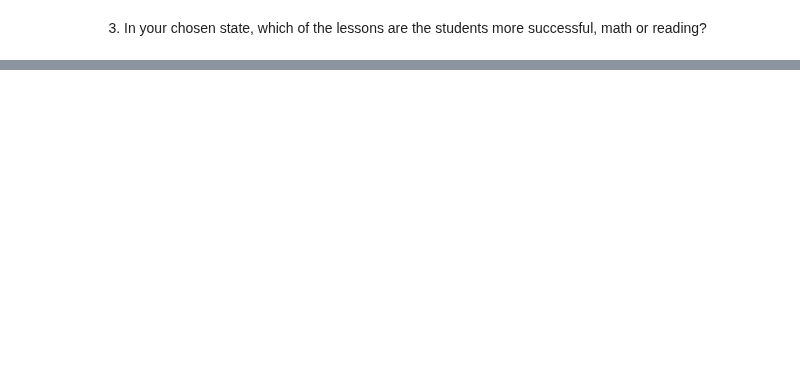
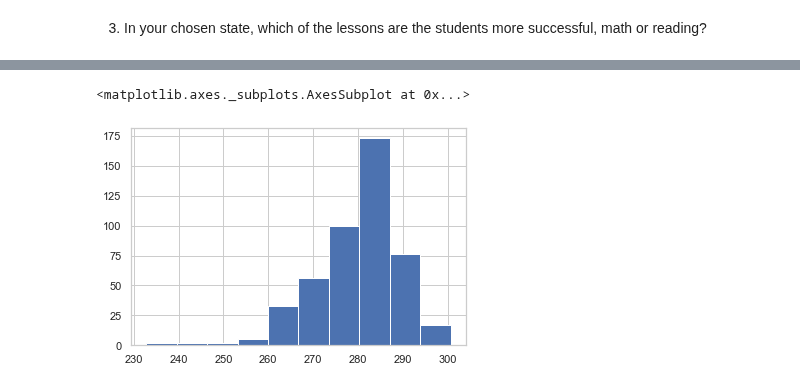
Before and after one commit to DJGump/module-work-DSI06, a Jupyter notebook: week6-dgump/Assignments/14_5_assignment_dgump_DSI06.ipynb, the cells around one changed output, grey strips where cells are left out. Saved outputs shown, nothing was run; the diff lists cells and outputs as text; code cells hidden in the pictures; blank space fills up the shorter version.

```diff
--- a/week6-dgump/Assignments/14_5_assignment_dgump_DSI06.ipynb
+++ b/week6-dgump/Assignments/14_5_assignment_dgump_DSI06.ipynb
@@ -192,0 +215,2 @@ ValueError: `bins` must be 1d, when an array
+# %%
+us_edu_na_dropped = us_edu.dropna()
@@ -192,0 +219,5 @@ ValueError: `bins` must be 1d, when an array
+# %%
+us_edu_na_dropped["AVG_MATH_8_SCORE"].hist()
+# %% [output]
+<matplotlib.axes._subplots.AxesSubplot at 0x...>
+[figure, added]
```
Also changed, not shown: parts of 4 cells of this notebook, 1 other file.
